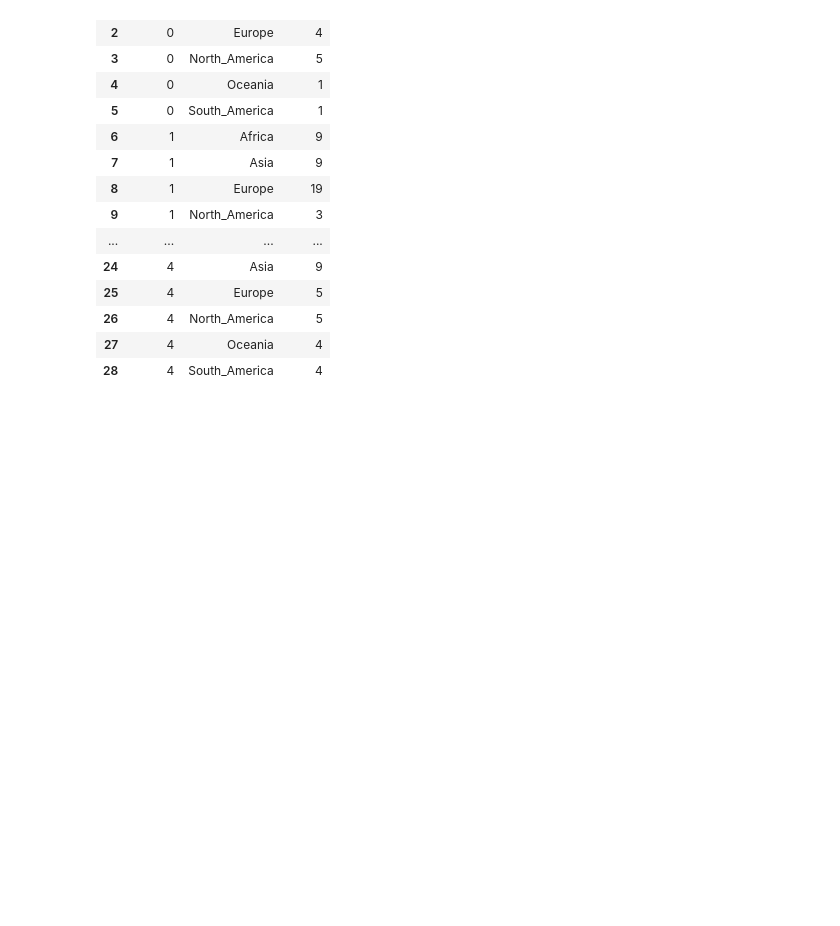
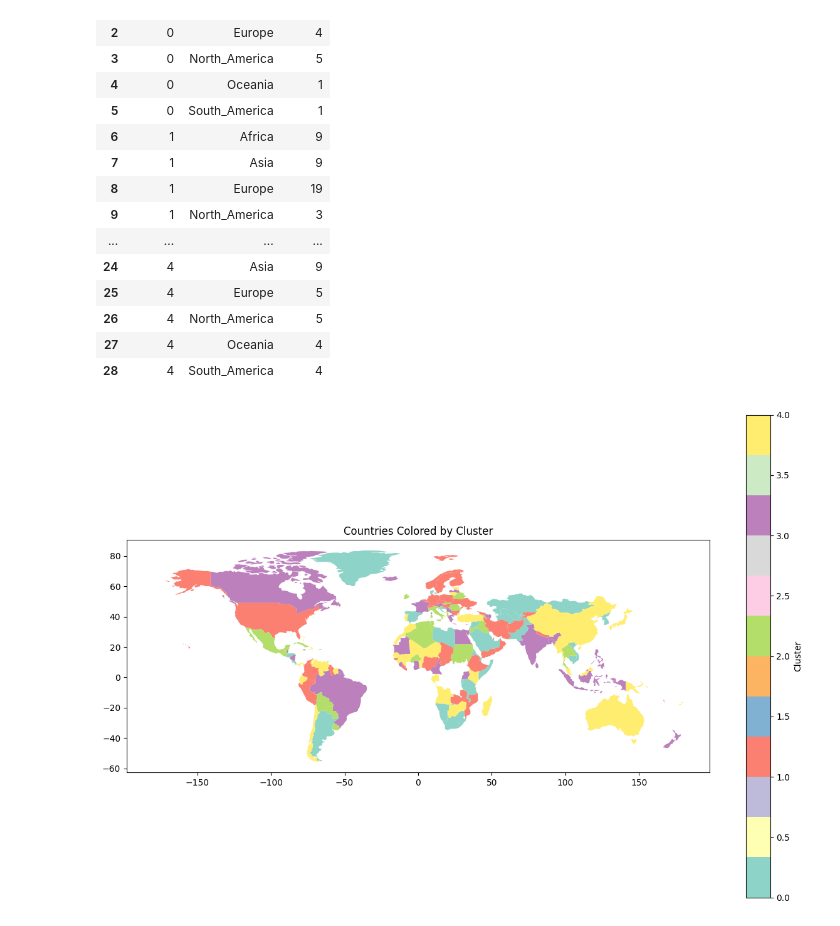
Before and after one commit to mr-ayush-agrawal/MachineLearningBasics, a Jupyter notebook: National_Anthems/Preprocessing.ipynb, the cells around one changed output. Saved outputs shown, nothing was run; the diff lists cells and outputs as text; code cells hidden in the pictures; blank space fills up the shorter version.

Commit message:
Plotting the map

```diff
--- a/National_Anthems/Preprocessing.ipynb
+++ b/National_Anthems/Preprocessing.ipynb
@@ -158,3 +158,21 @@ grouped
 | 26 | 4 | North_America | 5 |
 | 27 | 4 | Oceania | 4 |
 | 28 | 4 | South_America | 4 |
+# %%
+# Makign the map of the world -> Usign gpt
+
+import geopandas as gpd
+import matplotlib.pyplot as plt
+
+world = gpd.read_file(gpd.datasets.get_path('naturalearth_lowres'))
+
+world = world.merge(data, left_on = 'name', right_on= 'Country')
+world.head()
+
+
+fig, ax = plt.subplots(1, 1, figsize=(15, 10))
+world.plot(column='Cluster', ax=ax, legend=True, cmap='Set3', legend_kwds={'label': "Cluster"})
+plt.title('Countries Colored by Cluster')
+plt.show()
+# %% [output]
+[figure, added]
```
Also changed, not shown: parts of 2 cells of this notebook.
